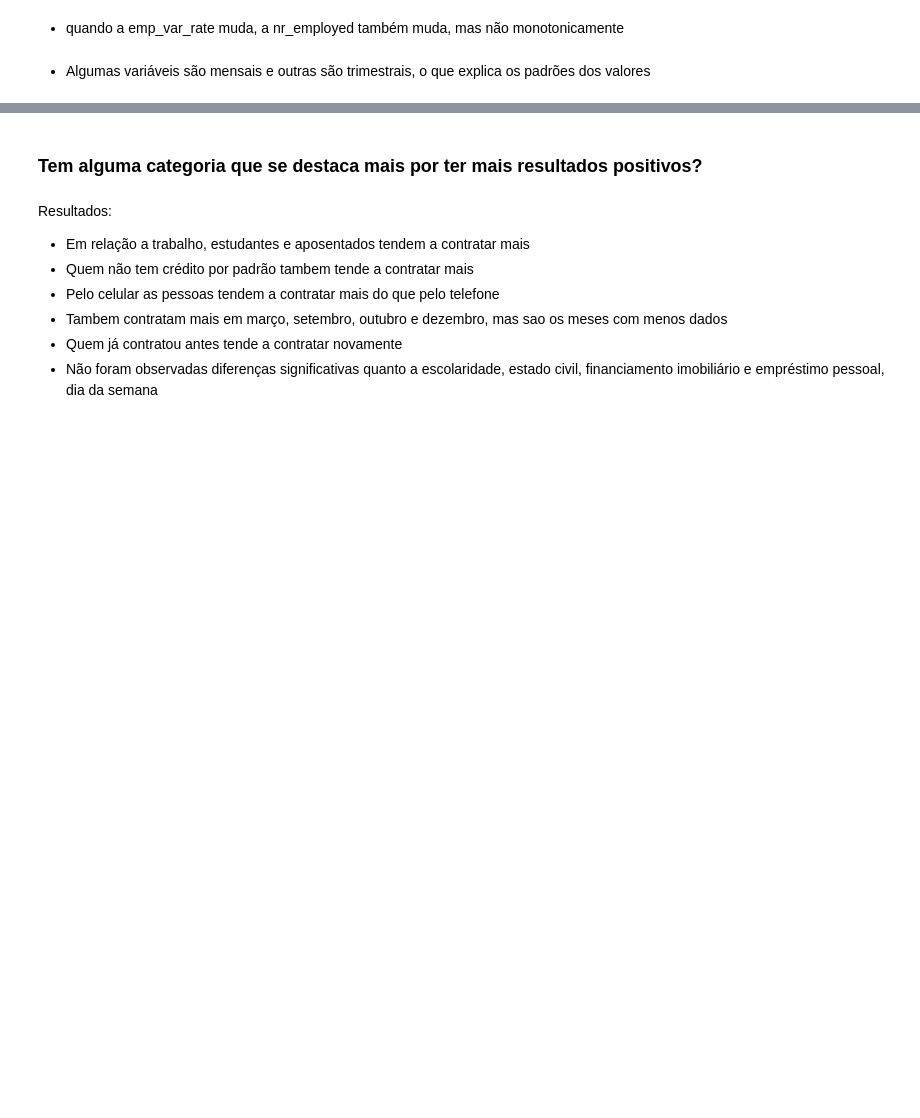
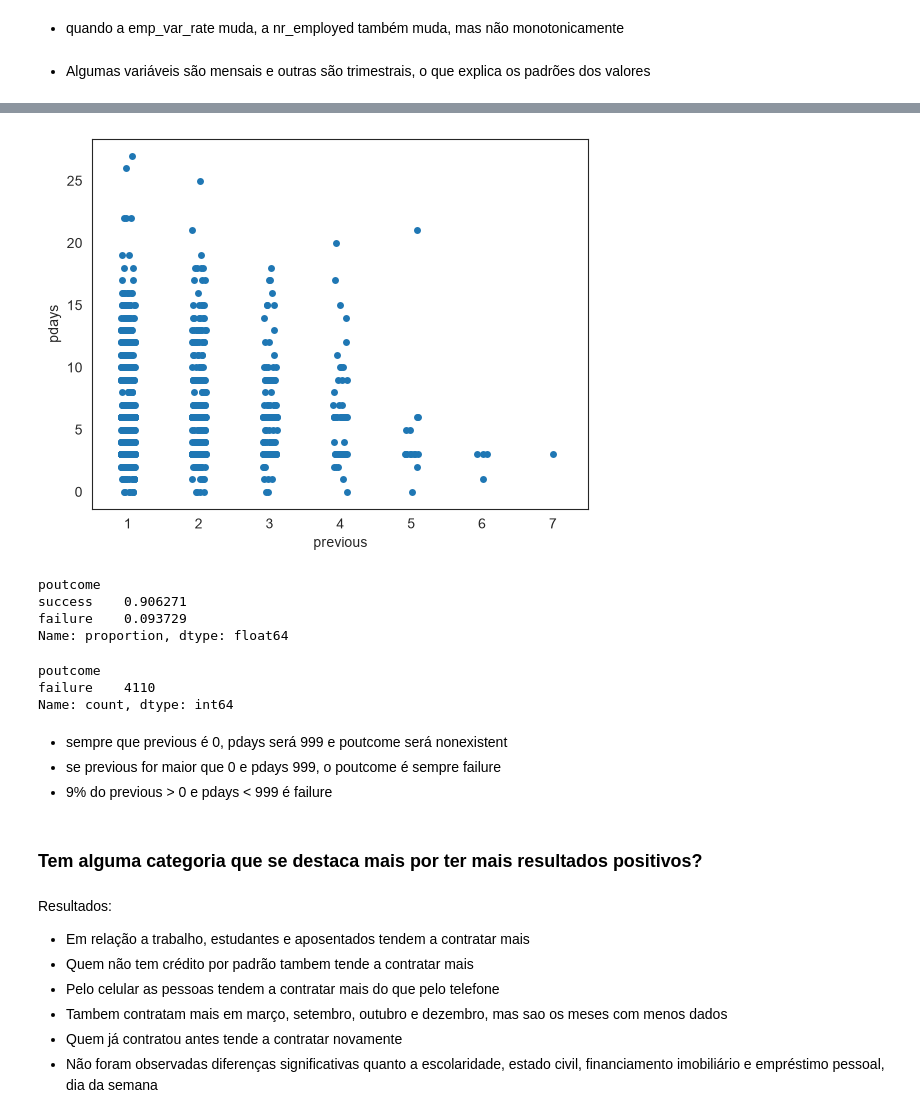
Before and after one commit to leticiafaria7/financial-ml-decisioning, a Jupyter notebook: eda.ipynb, the cells around one changed output, grey strips where cells are left out. Saved outputs shown, nothing was run; the diff lists cells and outputs as text; code cells hidden in the pictures; blank space fills up the shorter version.

```diff
--- a/eda.ipynb
+++ b/eda.ipynb
@@ -485,3 +583,25 @@ fig.show()
+# %%
+ax = sns.stripplot(data = df1[df1['pdays'] < 999], x = 'previous', y = 'pdays', jitter = True)
+ax = ax
+# %% [output]
+[figure, added]
+# %%
+df1[(df1['previous'] > 0) & (df1['pdays'] < 999)]['poutcome'].value_counts(normalize = True)
+# %% [output]
+poutcome
+success    0.906271
+failure    0.093729
+Name: proportion, dtype: float64
+# %%
+df1[(df1['previous'] > 0) & (df1['pdays'] == 999)]['poutcome'].value_counts()
+# %% [output]
+poutcome
+failure    4110
+Name: count, dtype: int64
+# %% [markdown]
+- sempre que previous é 0, pdays será 999 e poutcome será nonexistent
+- se previous for maior que 0 e pdays 999, o poutcome é sempre failure
+- 9% do previous > 0 e pdays < 999 é failure
 # %% [markdown]
 ### Tem alguma categoria que se destaca mais por ter mais resultados positivos?
 # %%
```
Also changed, not shown: parts of 13 cells of this notebook, 2 other files.
